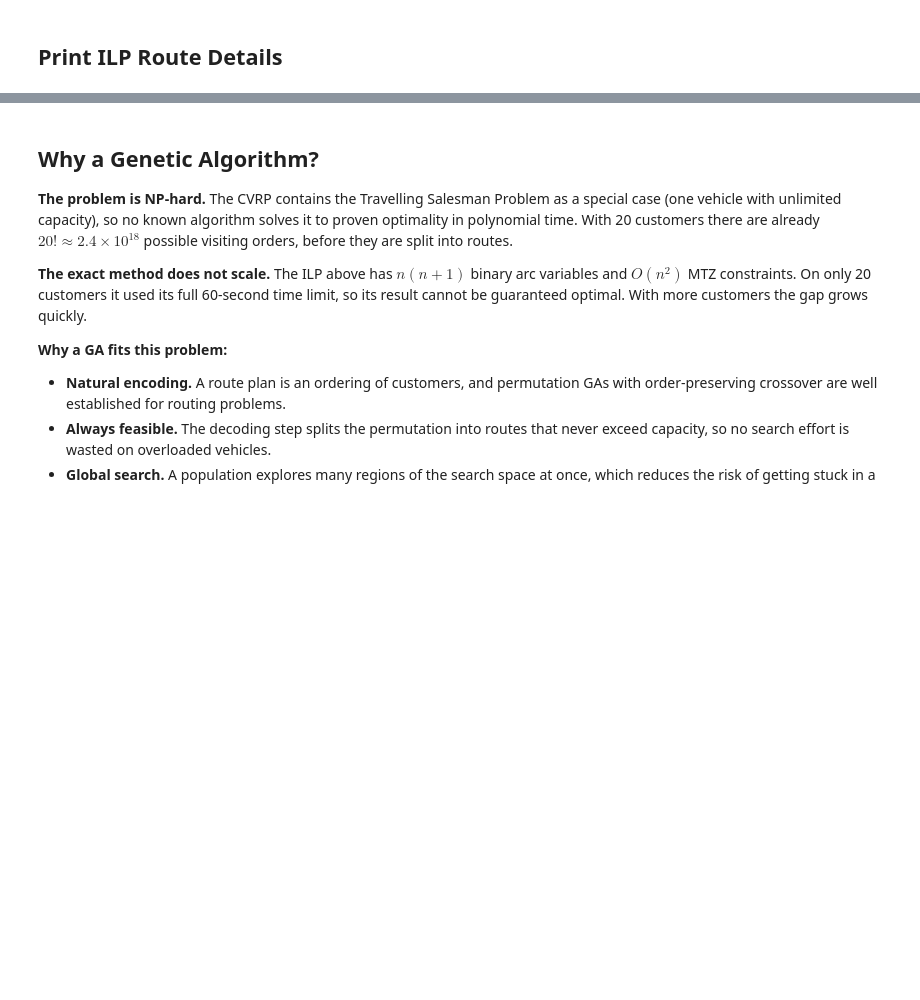
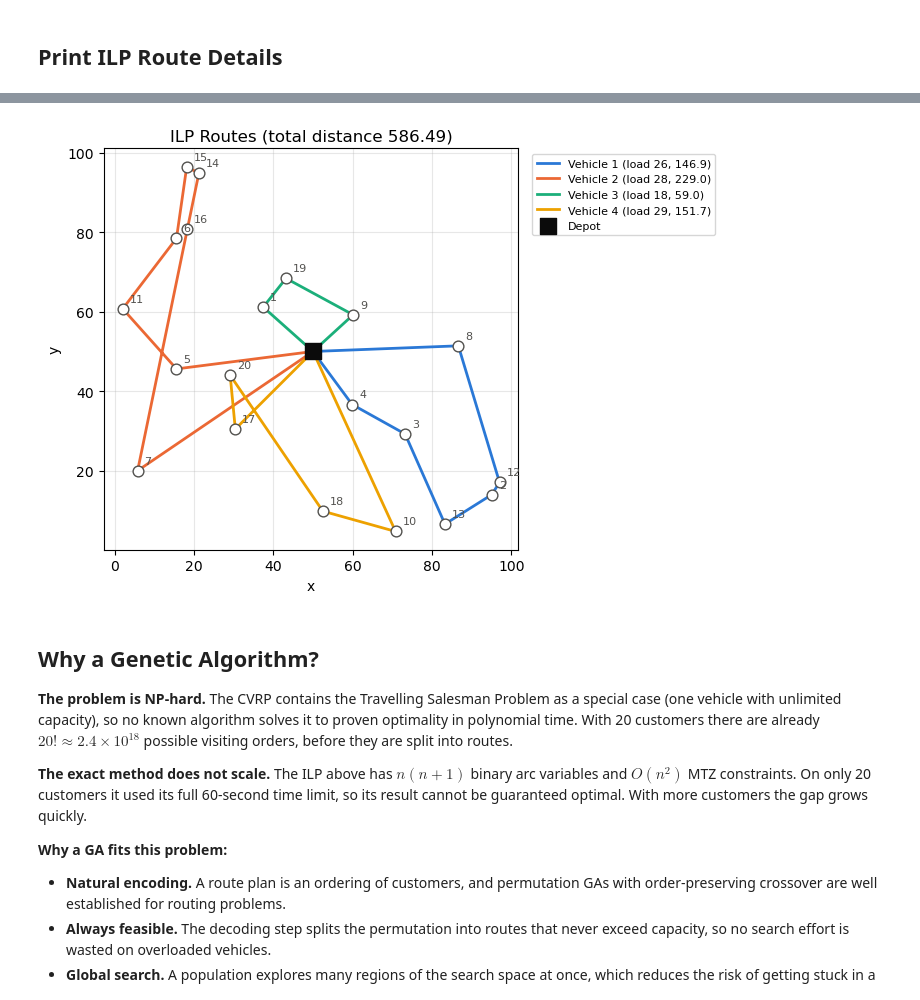
Before and after one commit to ms26903460/Optimization_Group_Assignment, a Jupyter notebook: Delivery Route Optimization Using Exact and Heuristic Methods.ipynb, the cells around one changed output, grey strips where cells are left out. Drawn from its saved outputs; the diff is of its cells as text; code cells hidden in the pictures; blank space fills up the shorter version.

```diff
--- a/Delivery Route Optimization Using Exact and Heuristic Methods.ipynb
+++ b/Delivery Route Optimization Using Exact and Heuristic Methods.ipynb
@@ -382,7 +482,7 @@ model, x, u, ilp_runtime = solve_ilp(
     distance_matrix=distance_matrix,
     num_vehicles=NUM_VEHICLES,
     vehicle_capacity=VEHICLE_CAPACITY,
-    time_limit=60
+    time_limit=300
 )
 
 print("ILP Status:", pulp.LpStatus[model.status])
@@ -743,3 +845,92 @@ Total ILP distance: 608.5694436641985
+# %%
+# ============================================
+# 15. ILP ROUTE MAP
+# ============================================
+
+# Fixed colour order: vehicle k always gets the same colour
+ROUTE_COLORS = [
+    "#2a78d6", "#eb6834", "#1baf7a", "#eda100",
+    "#e87ba4", "#008300", "#4a3aa7", "#e34948"
+]
+
+
+def plot_routes(
+    routes,
+    customers,
+    distance_matrix,
+    title,
+    depot_x=50,
+    depot_y=50,
+    ax=None
+):
+
+    if ax is None:
+        _, ax = plt.subplots(figsize=(7, 7))
+
+    xs = [depot_x] + customers["x"].tolist()
+    ys = [depot_y] + customers["y"].tolist()
+
+    for k, route in enumerate(routes):
+
+        load = calculate_route_load(route, customers)
+        distance = calculate_route_distance(route, distance_matrix)
+
+        ax.plot(
+            [xs[node] for node in route],
+            [ys[node] for node in route],
+            color=ROUTE_COLORS[k % len(ROUTE_COLORS)],
+            linewidth=2,
+            label=f"Vehicle {k + 1} (load {load}, {distance:.1f})"
+        )
+
+    # Customers
+    ax.scatter(
+        xs[1:], ys[1:],
+        s=60, color="white",
+        edgecolor="#52514e", zorder=3
+    )
+
+    for node in range(1, len(xs)):
+
+        ax.annotate(
+            str(node),
+            (xs[node], ys[node]),
+            textcoords="offset points",
+            xytext=(5, 5),
+            fontsize=8,
+            color="#52514e"
+        )
+
+    # Depot
+    ax.scatter(
+        [depot_x], [depot_y],
+        s=120, marker="s", color="#0b0b0b",
+        zorder=4, label="Depot"
+    )
+
+    total = calculate_total_distance(routes, distance_matrix)
+
+    ax.set_title(f"{title} (total distance {total:.2f})")
+    ax.set_xlabel("x")
+    ax.set_ylabel("y")
+    ax.set_aspect("equal")
+    ax.grid(True, alpha=0.3)
+    ax.legend(loc="upper left", bbox_to_anchor=(1.02, 1), fontsize=8)
+
+    return ax
+
+
+plot_routes(
+    ilp_routes,
+    customers,
+    distance_matrix,
+    title="ILP Routes"
+)
+
+plt.tight_layout()
+plt.show()
+# %% [output]
+[figure, added]
 # %% [markdown]
 ## Why a Genetic Algorithm?
 
```
Also changed, not shown: parts of 46 cells of this notebook.
